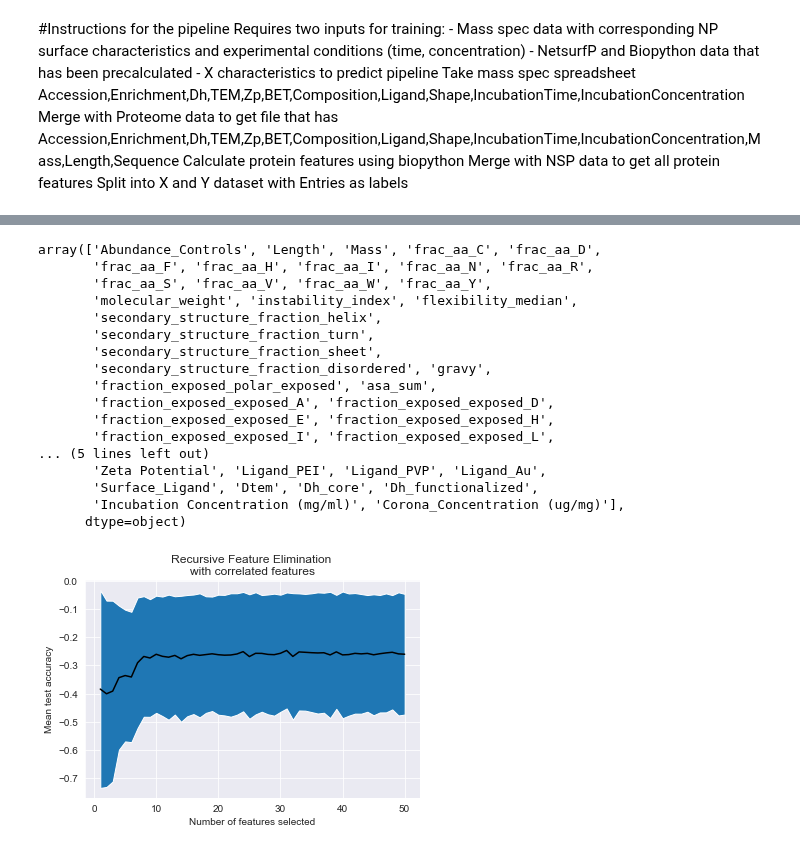
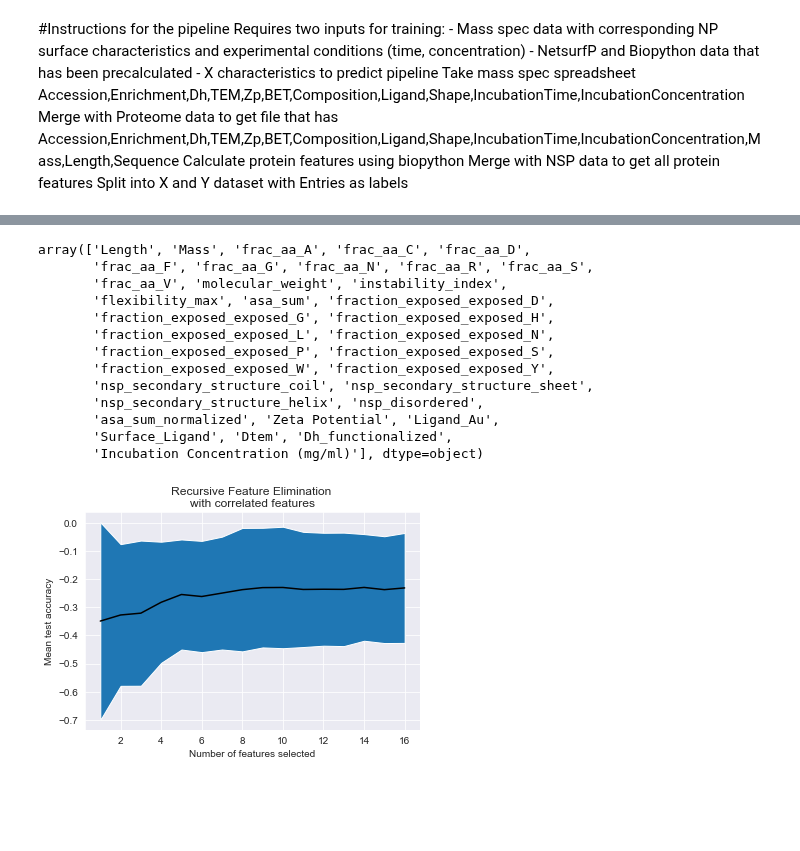
Before and after one commit to karst-poulsen/PC_ML_using_NSP, a Jupyter notebook: ML_testing4_pubpipe_allSamples.ipynb, the cells around one changed output, grey strips where cells are left out. Cells and saved outputs as stored; diff of their text form; code cells hidden in the pictures; blank space fills up the shorter version.

```diff
--- a/ML_testing4_pubpipe_allSamples.ipynb
+++ b/ML_testing4_pubpipe_allSamples.ipynb
@@ -38,14 +40,16 @@ if multi_files == True:
         if i==0:
             raw_MS_data=pd.read_excel(in_dir+f,header=0)
             # print(raw_MS_data)
+            raw_MS_data = pd.melt(raw_MS_data, id_vars=['Entry'],var_name='Sample_num', value_name='Abundance')
             print('BALF',raw_MS_data.shape)
         else:
             print(i)
             temp = pd.read_excel(in_dir+f,header=0)
+            temp = pd.melt(temp, id_vars=['Entry'],var_name='Sample_num', value_name='Abundance')
             print('Bovine',temp.shape)
             # print(temp)
             # print(temp)
-            raw_MS_data2=raw_MS_data.merge(temp,how='outer',on=['Entry'])
+            raw_MS_data2=pd.concat([raw_MS_data,temp])
             print('merge',raw_MS_data2.shape)
             # print('did it')
 else:
@@ -74,21 +82,26 @@ NP_filepath='Input_data/NPs/NP_Database.xlsx'
 controls_file='Input_data/Proteomic data/controls_combined.xlsx'
 uniprot_filepath='Input_data/BioPython_data/Combined_biopyCalcs.xlsx'
 NSPfilePath='Input_data/NetSurfP_data/Combined.xlsx'
-id='allnps'
+id='allnps_meltb4join'
 # take files in_dir and combine then into one pandas df (raw_MS_data) ###USE when combining multiple datasets####
+# melt the df to make it an accession number, NPUNID, Abundance dataset before combining
 files = os.listdir(in_dir)
 if multi_files == True:
     for i,f in enumerate(files):
         if i==0:
             raw_MS_data=pd.read_excel(in_dir+f,header=0)
+            # print(raw_MS_data)
+            raw_MS_data = pd.melt(raw_MS_data, id_vars=['Entry'],var_name='Sample_num', value_name='Abundance')
+
         else:
+
             temp = pd.read_excel(in_dir+f,header=0)
-            raw_MS_data=raw_MS_data.merge(temp,how='outer',on='Entry')
+            temp = pd.melt(temp, id_vars=['Entry'],var_name='Sample_num', value_name='Abundance')
+
+            raw_MS_data=pd.concat([raw_MS_data,temp])
+
 else:
     raw_MS_data=pd.read_excel(prot_abund_file,header=0)
-
-# melt the df to make it an accession number, NPUNID, Abundance dataset
-raw_MS_data = pd.melt(raw_MS_data, id_vars=['Entry'],var_name='Sample_num', value_name='Abundance')
 #remove prots that were added due to merge
 raw_MS_data=raw_MS_data.dropna()
 ###Bring in controls (MS data for serums)##
@@ -181,62 +189,59 @@ plt.show()
 # %%
 #use recursive feature elimination with Random Forest Regression as the estimator to select top 45 important features
 step=2
-feats=50
+feats=35
 estimator=RandomForestRegressor(n_estimators=100)
 selector = RFE(estimator, n_features_to_select=feats, step=step)
-selector = selector.fit(df, label_abund)
+selector = selector.fit(df_2, label_abund)
 selector.support_
 ranking=selector.ranking_
 feat_list = selector.get_feature_names_out()
-df_rfe=df[feat_list]
+df_rfe=df_2[feat_list]
 feat_list
 # %% [output]
-array(['Abundance_Controls', 'Length', 'Mass', 'frac_aa_C', 'frac_aa_D',
-       'frac_aa_F', 'frac_aa_H', 'frac_aa_I', 'frac_aa_N', 'frac_aa_R',
-       'frac_aa_S', 'frac_aa_V', 'frac_aa_W', 'frac_aa_Y',
-       'molecular_weight', 'instability_index', 'flexibility_median',
-       'secondary_structure_fraction_helix',
-       'secondary_structure_fraction_turn',
-       'secondary_structure_fraction_sheet',
-       'secondary_structure_fraction_disordered', 'gravy',
-       'fraction_exposed_polar_exposed', 'asa_sum',
-       'fraction_exposed_exposed_A', 'fraction_exposed_exposed_D',
-       'fraction_exposed_exposed_E', 'fraction_exposed_exposed_H',
-       'fraction_exposed_exposed_I', 'fraction_exposed_exposed_L',
-... (5 lines left out)
-       'Zeta Potential', 'Ligand_PEI', 'Ligand_PVP', 'Ligand_Au',
-       'Surface_Ligand', 'Dtem', 'Dh_core', 'Dh_functionalized',
-       'Incubation Concentration (mg/ml)', 'Corona_Concentration (ug/mg)'],
-      dtype=object)
+array(['Length', 'Mass', 'frac_aa_A', 'frac_aa_C', 'frac_aa_D',
+       'frac_aa_F', 'frac_aa_G', 'frac_aa_N', 'frac_aa_R', 'frac_aa_S',
+       'frac_aa_V', 'molecular_weight', 'instability_index',
+       'flexibility_max', 'asa_sum', 'fraction_exposed_exposed_D',
+       'fraction_exposed_exposed_G', 'fraction_exposed_exposed_H',
+       'fraction_exposed_exposed_L', 'fraction_exposed_exposed_N',
+       'fraction_exposed_exposed_P', 'fraction_exposed_exposed_S',
+       'fraction_exposed_exposed_W', 'fraction_exposed_exposed_Y',
+       'nsp_secondary_structure_coil', 'nsp_secondary_structure_sheet',
+       'nsp_secondary_structure_helix', 'nsp_disordered',
+       'asa_sum_normalized', 'Zeta Potential', 'Ligand_Au',
+       'Surface_Ligand', 'Dtem', 'Dh_functionalized',
+       'Incubation Concentration (mg/ml)'], dtype=object)
 # %%
 #run Recursive feature elimination with cross validation
 from sklearn.model_selection import KFold
-step=1
-min_feats=1
+id2='dropped_controlAbundance'
+step=2
+min_feats=5
 cv= KFold(n_splits=10)
 estimator=RandomForestRegressor(n_estimators=100)
 # estimator=Lasso(alpha=.05)
 selector = RFECV(estimator=estimator, cv=cv, scoring='neg_mean_squared_error', min_features_to_select=min_feats, step=step)
 selector = selector.fit(df_rfe, label_abund)
 selector.support_
 feat_list2 = selector.get_feature_names_out()
 selected_features= df_rfe.columns[selector.support_]
 df_2=df[feat_list2]
-df_2.to_excel("Input_data/Save_files/df_RFECV"+id+".xlsx")
+df_2.to_excel("Input_data/Save_files/df_RFECV"+id+id2+".xlsx")
 rfecv_df=pd.DataFrame(selector.cv_results_)
-rfecv_df.to_excel("Output_data/RFECV_results"+id+".xlsx")
+rfecv_df.to_excel("Output_data/RFECV_results"+id+id2+".xlsx")
 # label_abund_df.to_excel("Input_data/Save_files/label_abund_all.xlsx")
 n_scores = len(selector.cv_results_["mean_test_score"])
 plt.figure()
 plt.xlabel("Number of features selected")
 plt.ylabel("Mean test accuracy")
 x=range(1, n_scores + 1)
 y=selector.cv_results_["mean_test_score"]
 err=selector.cv_results_["std_test_score"]
 plt.plot(x,y,'k-')
 plt.fill_between(x,y-err,y+err)
 plt.title("Recursive Feature Elimination \nwith correlated features")
-plt.savefig('Output_data/RFECV45'+id+'.png')
+plt.savefig('Output_data/RFECV45'+id+id2+'.png')
 plt.show()
 # %% [output]
-[figure, old version]
+[figure, new version]
```
Also changed, not shown: parts of 17 cells of this notebook, 10 other files.
